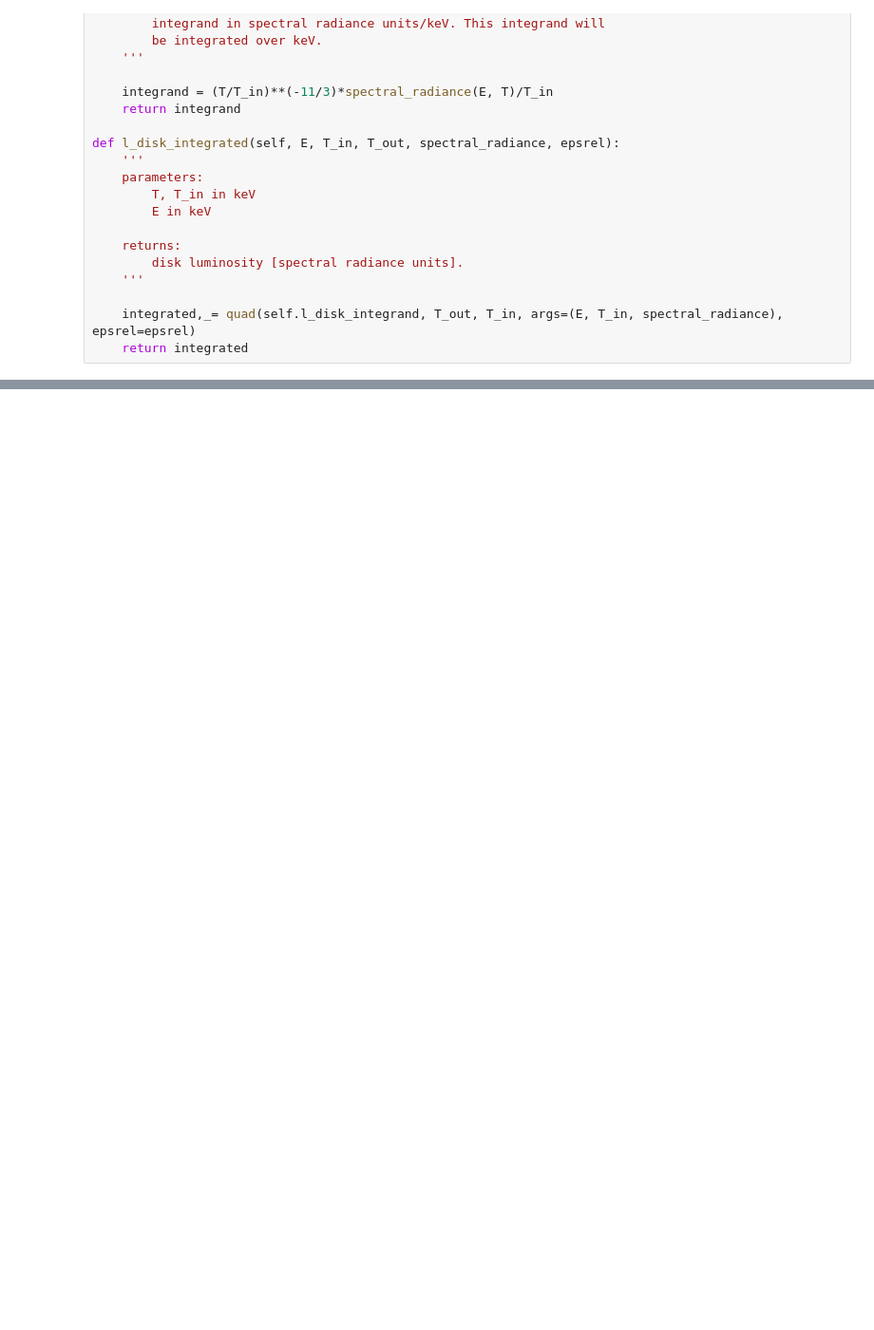
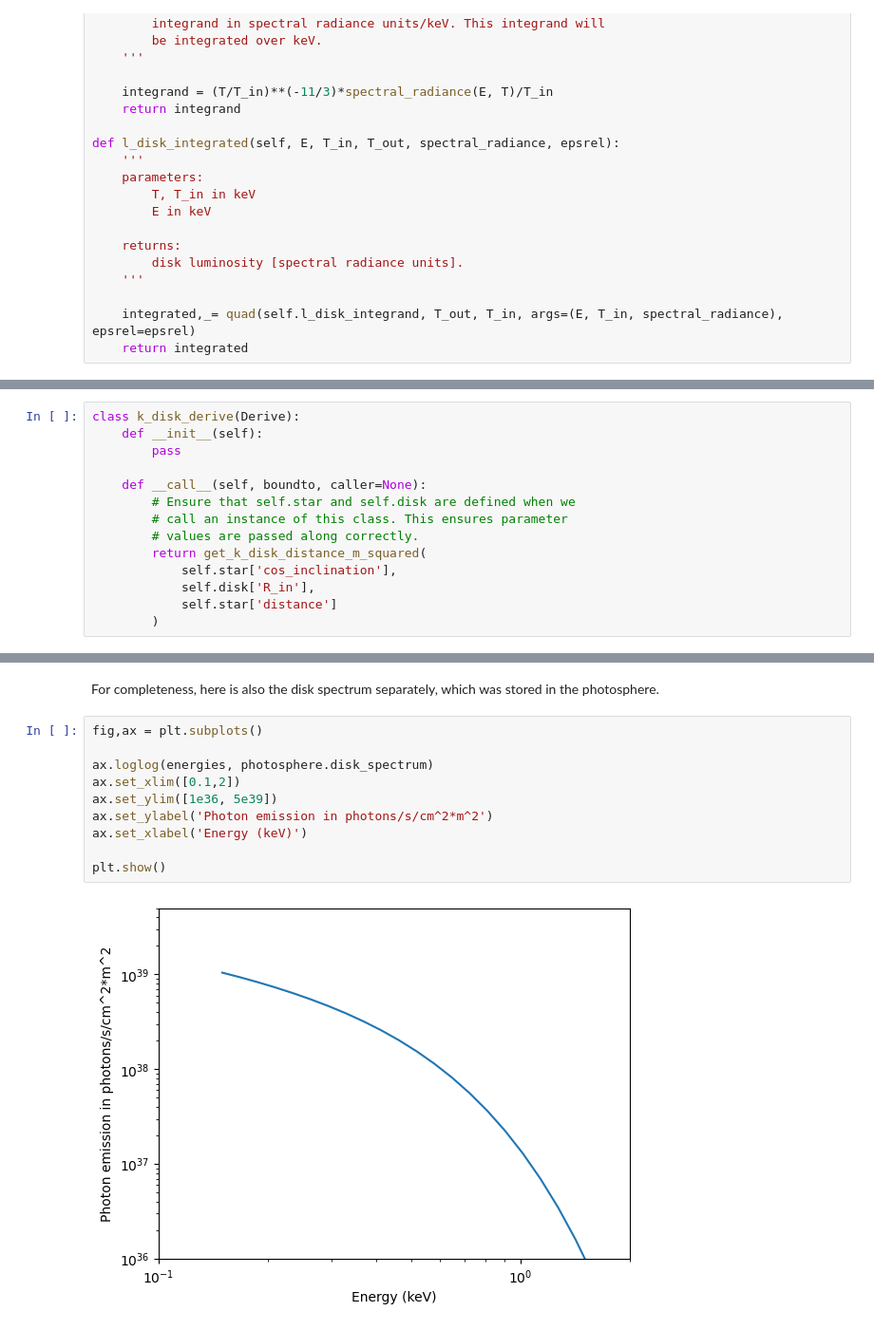
Before and after one commit to xpsi-group/xpsi, a Jupyter notebook: docs/source/Accretion_disk.ipynb, the cells around one changed output, grey strips where cells are left out. Shown at 95% size. Saved outputs shown, nothing was run; the diff lists cells and outputs as text; blank space fills up the shorter version.

```diff
--- a/docs/source/Accretion_disk.ipynb
+++ b/docs/source/Accretion_disk.ipynb
@@ -216,0 +459,14 @@ Disk.get_f_disk = get_f_disk
+# %%
+class k_disk_derive(Derive):
+    def __init__(self):
+        pass
+
+    def __call__(self, boundto, caller=None):
+        # Ensure that self.star and self.disk are defined when we
+        # call an instance of this class. This ensures parameter
+        # values are passed along correctly.
+        return get_k_disk_distance_m_squared(
+            self.star['cos_inclination'],
+            self.disk['R_in'],
+            self.star['distance']
+        )
@@ -216,0 +594,14 @@ Disk.get_f_disk = get_f_disk
+# %% [markdown]
+For completeness, here is also the disk spectrum separately, which was stored in the photosphere.
+# %%
+fig,ax = plt.subplots()
+
+ax.loglog(energies, photosphere.disk_spectrum)
+ax.set_xlim([0.1,2])
+ax.set_ylim([1e36, 5e39])
+ax.set_ylabel('Photon emission in photons/s/cm^2*m^2')
+ax.set_xlabel('Energy (keV)')
+
+plt.show()
+# %% [output]
+[figure, added]
```
Also changed, not shown: parts of 29 cells of this notebook, 2 other files.
